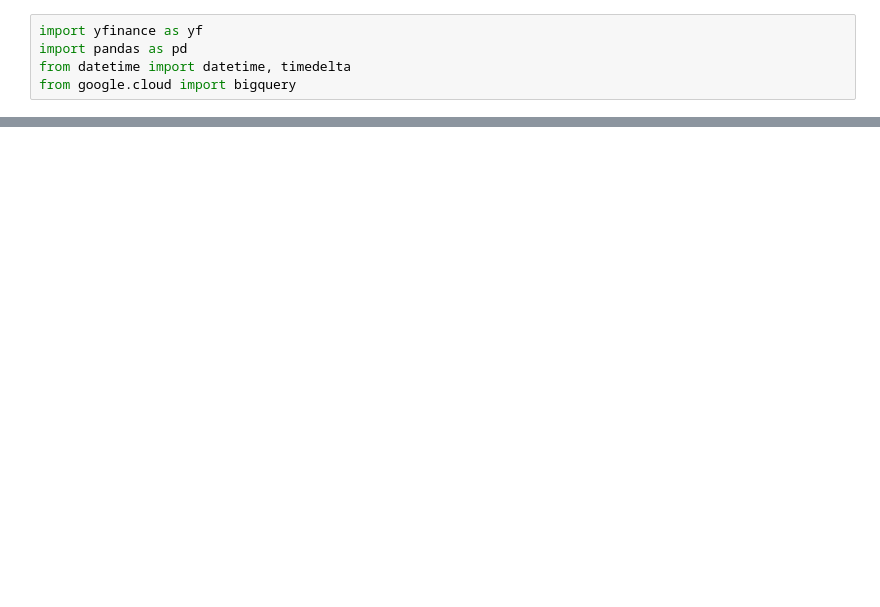
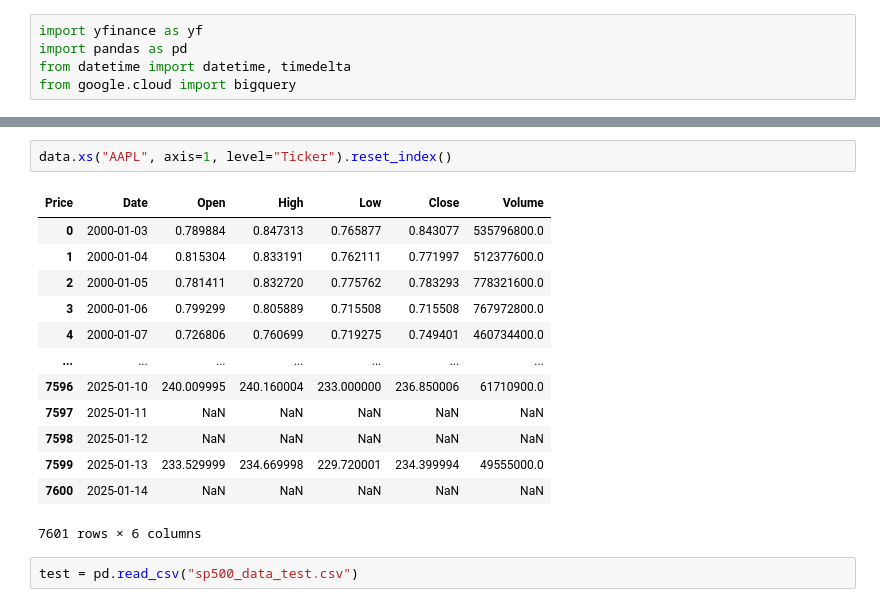
Before and after one commit to HadrienT/quant-dev, a Jupyter notebook: GetData/data.ipynb, the cells around one changed output, grey strips where cells are left out. Cells and saved outputs as stored; diff of their text form; blank space fills up the shorter version.

```diff
--- a/GetData/data.ipynb
+++ b/GetData/data.ipynb
@@ -344,0 +239,18 @@ Téléchargement du lot 6 : ['ADP', 'AZO', 'AVB', 'AVY', 'AXON', 'BKR', 'BALL',
+# %%
+data.xs("AAPL", axis=1, level="Ticker").reset_index()
+# %% [output]
+| Price | Date | Open | High | Low | Close | Volume |
+| 0 | 2000-01-03 | 0.789884 | 0.847313 | 0.765877 | 0.843077 | 535796800.0 |
+| 1 | 2000-01-04 | 0.815304 | 0.833191 | 0.762111 | 0.771997 | 512377600.0 |
+| 2 | 2000-01-05 | 0.781411 | 0.832720 | 0.775762 | 0.783293 | 778321600.0 |
+| 3 | 2000-01-06 | 0.799299 | 0.805889 | 0.715508 | 0.715508 | 767972800.0 |
+| 4 | 2000-01-07 | 0.726806 | 0.760699 | 0.719275 | 0.749401 | 460734400.0 |
+| ... | ... | ... | ... | ... | ... | ... |
+| 7596 | 2025-01-10 | 240.009995 | 240.160004 | 233.000000 | 236.850006 | 61710900.0 |
+| 7597 | 2025-01-11 | NaN | NaN | NaN | NaN | NaN |
+| 7598 | 2025-01-12 | NaN | NaN | NaN | NaN | NaN |
+| 7599 | 2025-01-13 | 233.529999 | 234.669998 | 229.720001 | 234.399994 | 49555000.0 |
+| 7600 | 2025-01-14 | NaN | NaN | NaN | NaN | NaN |
+7601 rows × 6 columns
+# %%
+test = pd.read_csv("sp500_data_test.csv")
```
Also changed, not shown: parts of 16 cells of this notebook, 3 other files.
